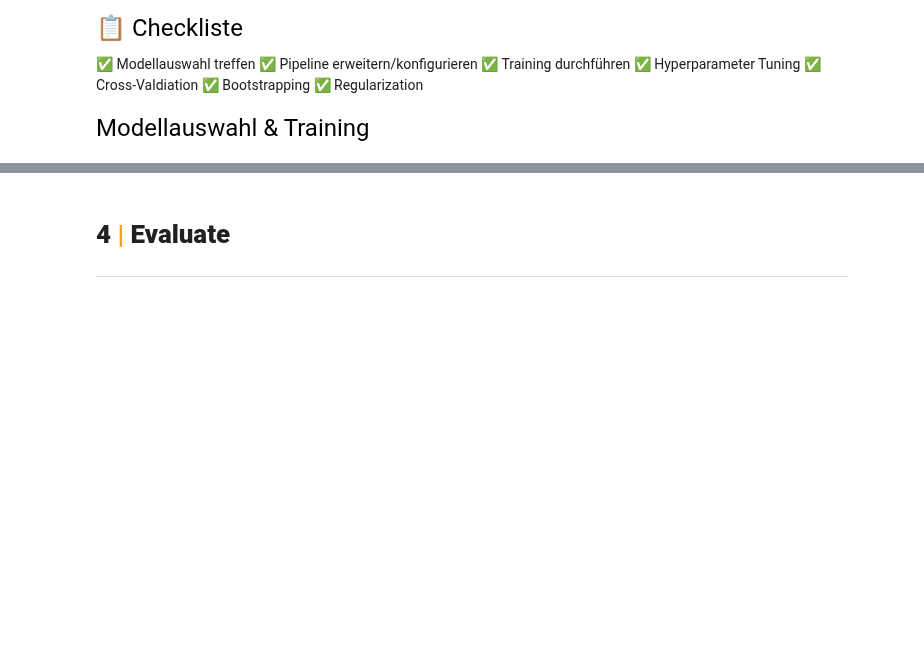
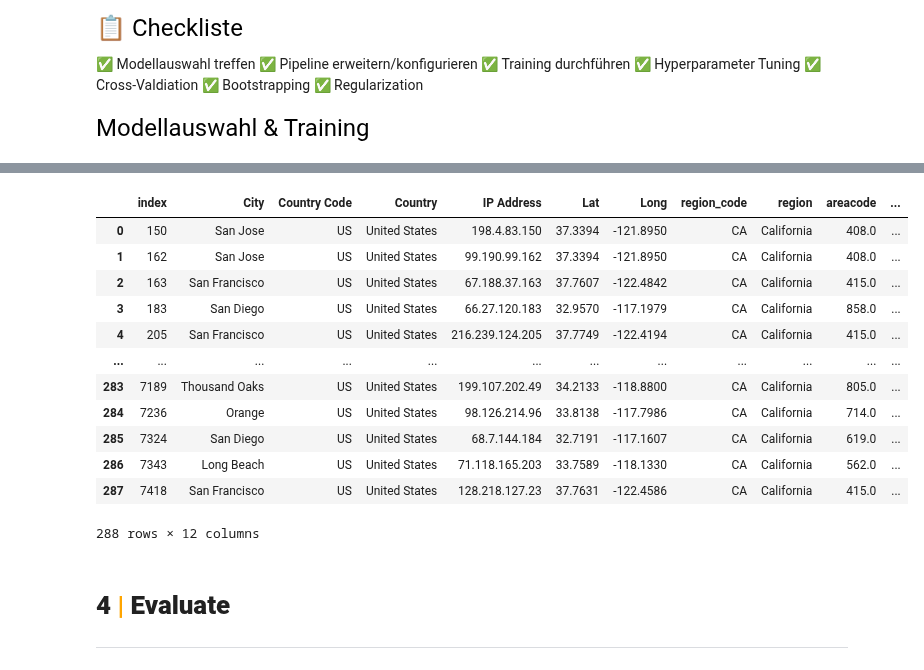
Before and after one commit to ralf-42/ML_Intro, a Jupyter notebook: 01 ipynb/02 unsupervised/B200-ul-kmeans-dbscan-location.ipynb, the cells around one changed output, grey strips where cells are left out. Cells and saved outputs as stored; diff of their text form; code cells hidden in the pictures; blank space fills up the shorter version.

```diff
--- a/01 ipynb/02 unsupervised/B200-ul-kmeans-dbscan-location.ipynb
+++ b/01 ipynb/02 unsupervised/B200-ul-kmeans-dbscan-location.ipynb
@@ -114,6 +143,22 @@ model_kmeans.fit(data[['Lat', 'Long']])
 # %%
-model_dbscan = DBSCAN(eps=0.5, min_samples=5)
+eps = 0.5
+min_samples = 5
+model_dbscan = DBSCAN(eps=eps, min_samples=min_samples)
 model_dbscan.fit(data[['Lat', 'Long']])
+# %% [output]
+|  | index | City | Country Code | Country | IP Address | Lat | Long | region_code | region | areacode | ... |
+| 0 | 150 | San Jose | US | United States | 198.4.83.150 | 37.3394 | -121.8950 | CA | California | 408.0 | ... |
+| 1 | 162 | San Jose | US | United States | 99.190.99.162 | 37.3394 | -121.8950 | CA | California | 408.0 | ... |
+| 2 | 163 | San Francisco | US | United States | 67.188.37.163 | 37.7607 | -122.4842 | CA | California | 415.0 | ... |
+| 3 | 183 | San Diego | US | United States | 66.27.120.183 | 32.9570 | -117.1979 | CA | California | 858.0 | ... |
+| 4 | 205 | San Francisco | US | United States | 216.239.124.205 | 37.7749 | -122.4194 | CA | California | 415.0 | ... |
+| ... | ... | ... | ... | ... | ... | ... | ... | ... | ... | ... | ... |
+| 283 | 7189 | Thousand Oaks | US | United States | 199.107.202.49 | 34.2133 | -118.8800 | CA | California | 805.0 | ... |
+| 284 | 7236 | Orange | US | United States | 98.126.214.96 | 33.8138 | -117.7986 | CA | California | 714.0 | ... |
+| 285 | 7324 | San Diego | US | United States | 68.7.144.184 | 32.7191 | -117.1607 | CA | California | 619.0 | ... |
+| 286 | 7343 | Long Beach | US | United States | 71.118.165.203 | 33.7589 | -118.1330 | CA | California | 562.0 | ... |
+| 287 | 7418 | San Francisco | US | United States | 128.218.127.23 | 37.7631 | -122.4586 | CA | California | 415.0 | ... |
+288 rows × 12 columns
 # %% [markdown]
 # **4 <font color='orange'>|</font> Evaluate**
 ---
```
Also changed, not shown: parts of 17 cells of this notebook, 25 other files.
